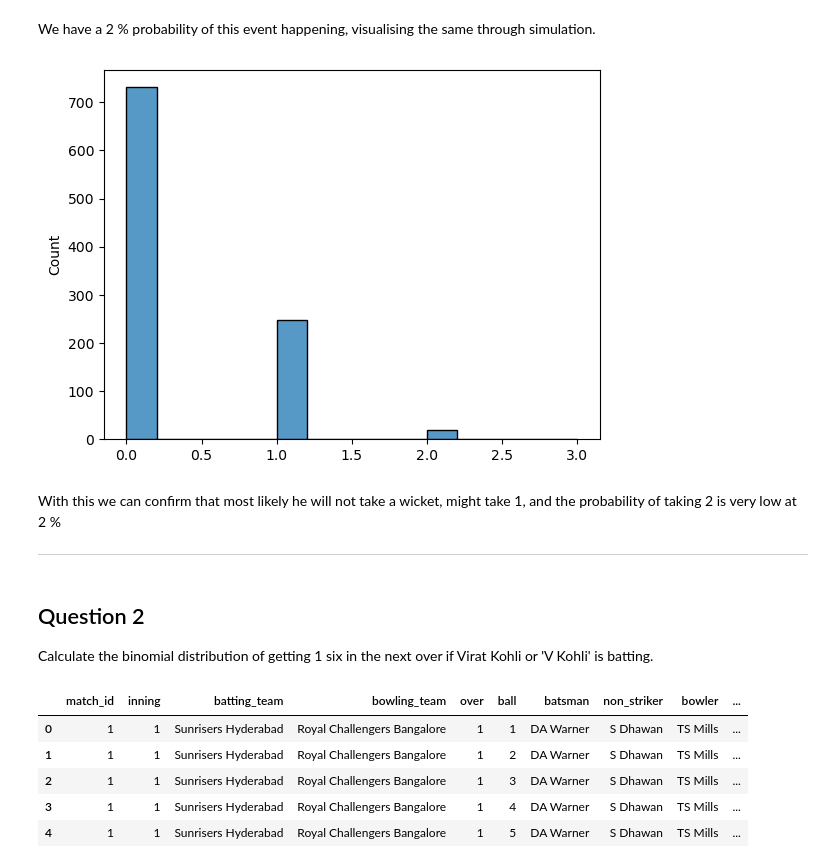
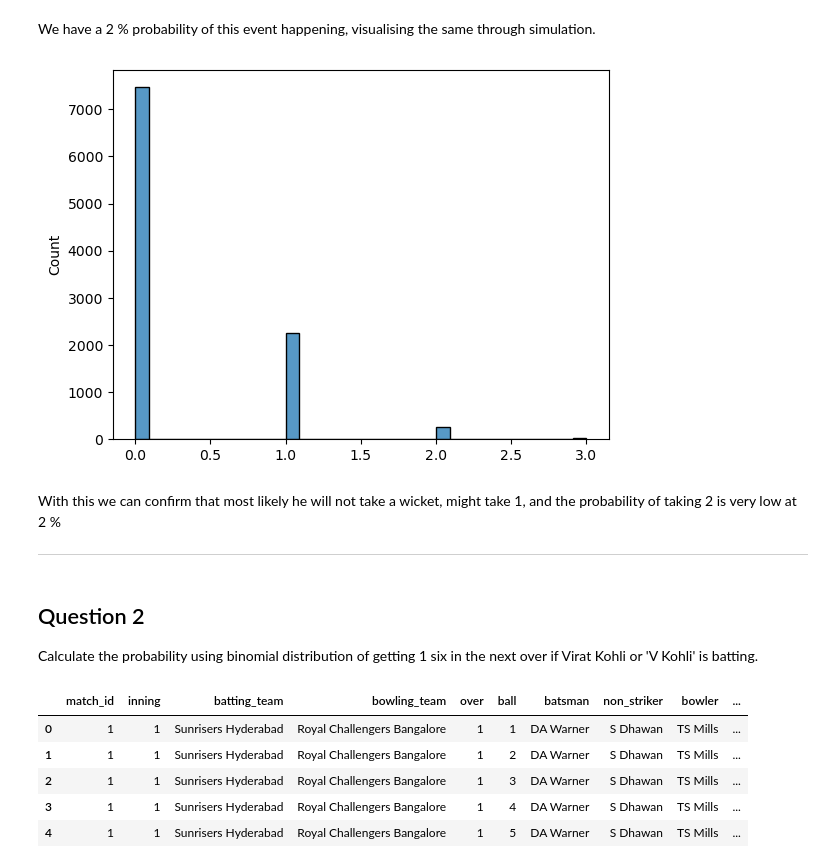
Before and after one commit to Infinity1008/Rough, a Jupyter notebook: Binomial_Distribution_ABADS.ipynb, the cells around one changed output. Cells and saved outputs as stored; diff of their text form; code cells hidden in the pictures.

```diff
--- a/Binomial_Distribution_ABADS.ipynb
+++ b/Binomial_Distribution_ABADS.ipynb
@@ -288,20 +318,20 @@ We have a 2 % probability of this event happening, visualising the same through
 # %%
 from numpy import random
 import matplotlib.pyplot as plt
 import seaborn as sns
 
-sns.histplot(random.binomial(n=6, p=0.04665314401622718, size=1000), kde=False)
+sns.histplot(random.binomial(n=6, p=0.04665314401622718, size=10000), kde=False)
 
 plt.show()
 # %% [output]
-[figure, old version]
+[figure, new version]
 # %% [markdown]
 With this we can confirm that most likely he will not take a wicket, might take 1, and the probability of taking 2 is very low at 2 %
 
 -----
 # %% [markdown]
 ## Question 2
-Calculate the binomial distribution of getting 1 six in the next over if Virat Kohli or 'V Kohli' is batting.
+Calculate the probability using binomial distribution of getting 1 six in the next over if Virat Kohli or 'V Kohli' is batting.
 # %%
 df.head()
 # %% [output]
```
Also changed, not shown: parts of 26 cells of this notebook, 2 other files.
